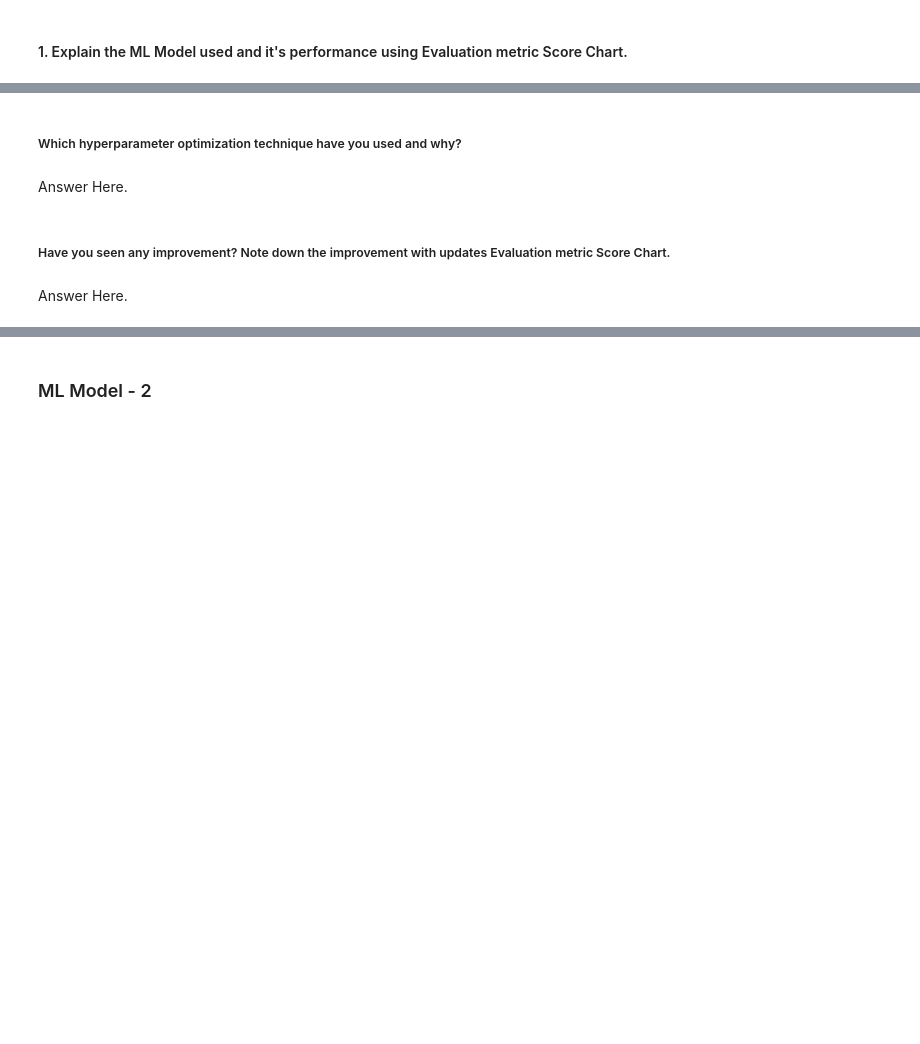
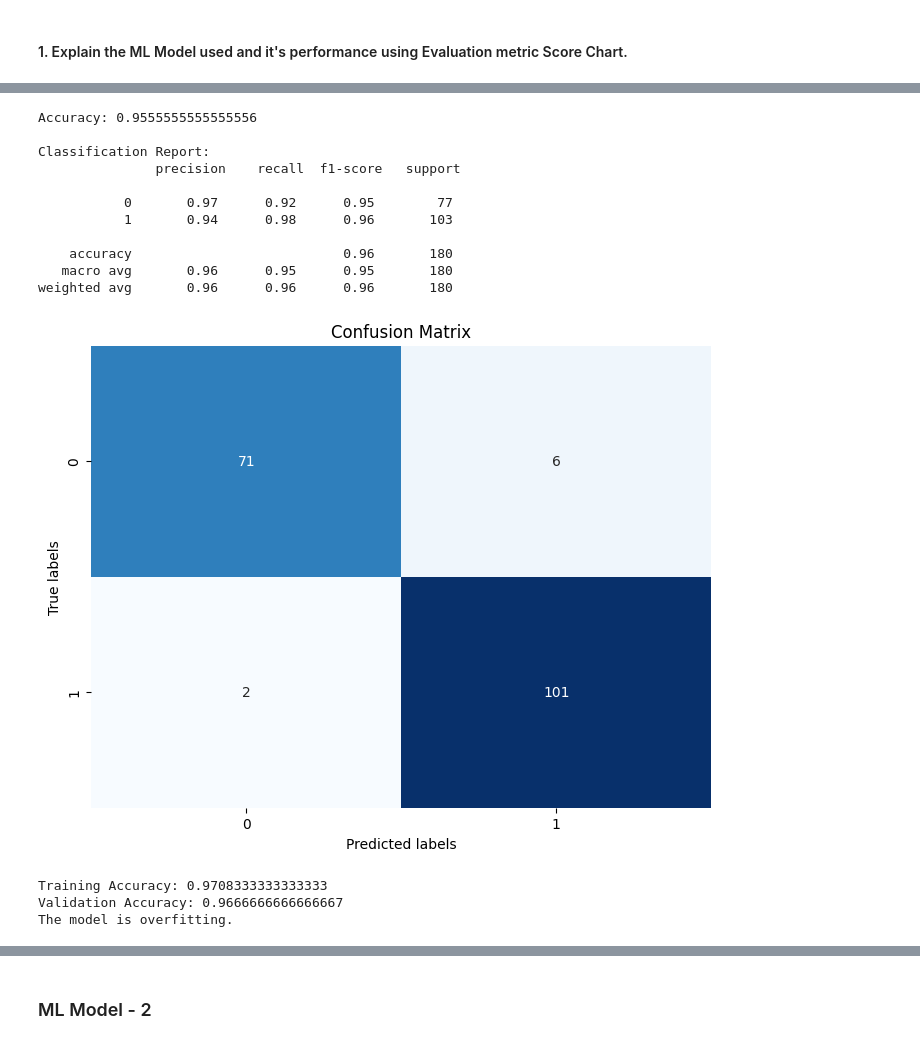
Before and after one commit to Ayushx29/Voyage-Analytics-Integrating-MLOps-in-Travel-Productionization-of-ML-Systems, a Jupyter notebook: Gender_Classification.ipynb, the cells around one changed output, grey strips where cells are left out. Saved outputs shown, nothing was run; the diff lists cells and outputs as text; code cells hidden in the pictures; blank space fills up the shorter version.

```diff
--- a/Gender_Classification.ipynb
+++ b/Gender_Classification.ipynb
@@ -855,8 +407,9 @@ Answer Here.
 # %%
 # ML Model - 1 Implementation
-
+lr_classifier = LogisticRegression(random_state=42)
 # Fit the Algorithm
-
+lr_classifier.fit(X_train, y_train)
 # Predict on the model
+y_pred_lr = lr_classifier.predict(X_test)
 # %% [markdown]
 #### 1. Explain the ML Model used and it's performance using Evaluation metric Score Chart.
@@ -873,8 +416,63 @@ Answer Here.
-# %% [markdown]
-##### Which hyperparameter optimization technique have you used and why?
-# %% [markdown]
-Answer Here.
-# %% [markdown]
-##### Have you seen any improvement? Note down the improvement with updates Evaluation metric Score Chart.
-# %% [markdown]
-Answer Here.
+# %%
+# Visualizing evaluation Metric Score chart
+accuracy = lr_classifier.score(X_test, y_test)
+print("Accuracy:", accuracy)
+
+# Generate a classification report
+report = classification_report(y_test, y_pred_lr)
+print("\nClassification Report:\n", report)
+
+# Calculate confusion matrix
+cm = confusion_matrix(y_test, y_pred_lr)
+
+# Plot confusion matrix
+plt.figure(figsize=(8, 6))
+sns.heatmap(cm, annot=True, fmt='d', cmap='Blues', cbar=False)
+plt.xlabel('Predicted labels')
+plt.ylabel('True labels')
+plt.title('Confusion Matrix')
+plt.show()
+# %% [output]
+Accuracy: 0.9555555555555556
+
+Classification Report:
+               precision    recall  f1-score   support
+
+           0       0.97      0.92      0.95        77
+           1       0.94      0.98      0.96       103
+
+    accuracy                           0.96       180
+   macro avg       0.96      0.95      0.95       180
+weighted avg       0.96      0.96      0.96       180
+[figure, added]
+# %%
+from sklearn.model_selection import train_test_split
+from sklearn.metrics import accuracy_score
+
+# Split the data into training and validation sets
+X_train, X_val, y_train, y_val = train_test_split(X, y, test_size=0.2, random_state=42)
+
+# Train the model on the training set
+lr_classifier.fit(X_train, y_train)
+
+# Predictions on training and validation sets
+y_train_pred = lr_classifier.predict(X_train)
+y_val_pred = lr_classifier.predict(X_val)
+
+# Calculate accuracy on training and validation sets
+train_accuracy = accuracy_score(y_train, y_train_pred)
+val_accuracy = accuracy_score(y_val, y_val_pred)
+
+# Print the accuracies
+print("Training Accuracy:", train_accuracy)
+print("Validation Accuracy:", val_accuracy)
+
+# Check if overfitting
+if train_accuracy > val_accuracy:
+    print("The model is overfitting.")
+else:
+    print("The model is not overfitting.")
+# %% [output]
+Training Accuracy: 0.9708333333333333
+Validation Accuracy: 0.9666666666666667
+The model is overfitting.
```
Also changed, not shown: parts of 223 cells of this notebook.
